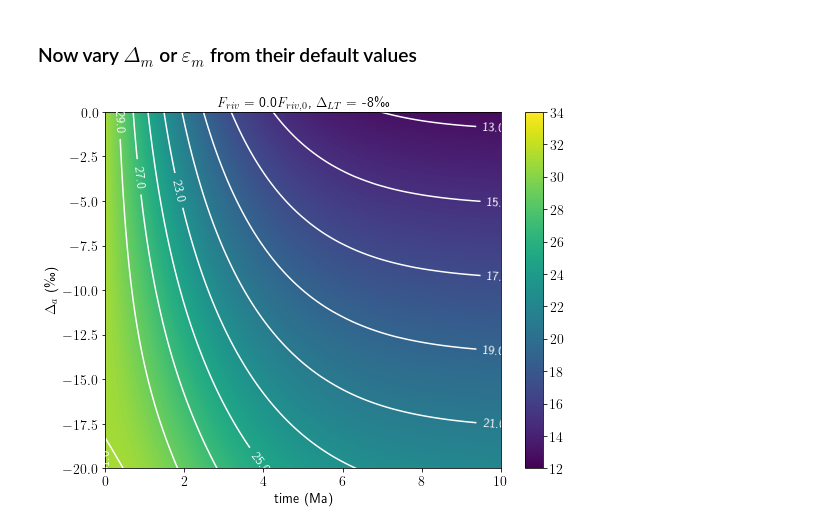
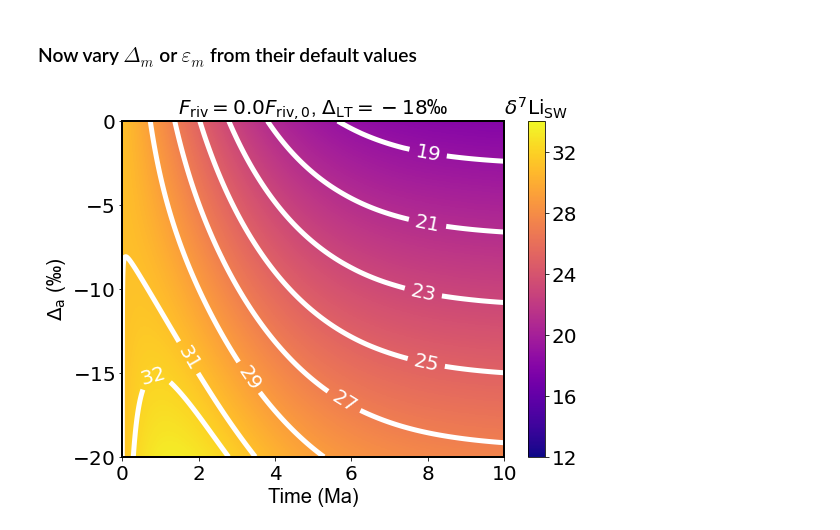
Before and after one commit to eart0381/BoxModel, a Jupyter notebook: ODE_solve2.ipynb, the cells around one changed output. Cells and saved outputs as stored; diff of their text form; code cells hidden in the pictures.

```diff
--- a/ODE_solve2.ipynb
+++ b/ODE_solve2.ipynb
@@ -159,13 +165,13 @@ ep_a_d      = Delta_a_d*R_std  # epsilon for oceanic alteration
 # %%
 # Numerical ODE of Equation (9)
 
-def gov_eq(t, y, F_r=F_r_0, F_h=F_h_0, F_m=F_m_0, F_a=F_a_0, R_r=R_r_d, R_h=R_h_d, ep_a=ep_a_d, ep_m=ep_m_d):
+def gov_eq(t, y, F_r=F_r_0, F_ht=F_ht_0, F_a=F_a_0, F_lt=F_lt_0, R_r=R_r_d, R_ht=R_ht_d, ep_lt=ep_lt_d, ep_a=ep_a_d):
 
-    a     = F_r + F_h
-    b     = (F_m + F_a)/M0
+    a     = F_r + F_ht
+    b     = (F_a + F_lt)/M0
     c     = a/b
     M     = c - (c - M0) *np.exp(-b*t) # note here unit of t is yr
-    dRdt  = ((1+y)/M)*(F_r*(R_r-y)/(1+R_r) + F_h*(R_h-y)/(1+R_h)) - ((1+y)/M0)*(F_a*ep_a/(1+ep_a+y) + F_m*ep_m/(1+ep_m+y))
+    dRdt  = ((1+y)/M)*(F_r*(R_r-y)/(1+R_r) + F_ht*(R_ht-y)/(1+R_ht)) - ((1+y)/M0)*(F_lt*ep_lt/(1+ep_lt+y) + F_a*ep_a/(1+ep_a+y))
 
     return dRdt
 # %%
@@ -229,39 +235,78 @@ f.savefig('default-new.png', dpi = 300)
 # %% [markdown]
 ### Now vary $\Delta_m$ or $\varepsilon_m$ from their default values
 # %%
-dm_range         = np.linspace(-0.02, 0, num=500, endpoint=True)  # corresponds to delta_ from 0 to 0.011
-ep_m_range       = dm_range*R_std   # convert to the epsilon values that are actually used in the governing equation
-t_grid, m_grid   = np.meshgrid(time_step, dm_range)
+da_range         = np.linspace(-0.02, 0, num=500, endpoint=True)  # corresponds to delta_ from 0 to 0.011
+ep_a_range       = da_range*R_std   # convert to the epsilon values that are actually used in the governing equation
+t_grid, m_grid   = np.meshgrid(time_step, da_range)
 delta_mat        = np.empty(t_grid.shape)
 
-for i, epm in enumerate(ep_m_range):
-    p_list       = (F_r_0, F_h_0, F_m_0, F_a_0, R_r_d, R_h_d, ep_a_d, epm)
+for i, epa in enumerate(ep_a_range):
+    p_list       = (F_r_0, F_ht_0, F_a_0, F_lt_0, R_r_d, R_ht_d, ep_lt_d, epa)
     sol          = scipy.integrate.solve_ivp(gov_eq, time_span, y0, method='Radau', args=p_list, t_eval=time_step, rtol=1e-5, atol=1e-8)
     delta_mat[i] = (sol.y[0]/R_std - 1)     # convert ratio to delta value
 # %%
+FONT_SIZE = 20
+lw        = 5
+axlw      = 2
+afont = {'fontname':'Arial'}
+
 fig     = plt.figure(figsize=(8,6))
 fig.set_tight_layout(True)
 
-mesh1   = plt.pcolormesh(t_grid/1e6, m_grid*1e3, delta_mat*1e3, cmap='viridis', vmin = 12, vmax = 34, shading='auto')
+colorscalemin = 12
+colorscalemax = 34
+
+mesh1   = plt.pcolormesh(t_grid/1e6, m_grid*1e3, delta_mat*1e3, cmap='plasma', vmin = colorscalemin, vmax = colorscalemax, shading='auto')
 plt.xlim(0,time_span[-1]/1e6)
-plt.ylim(dm_range[0]*1e3, 0)
-cbar = plt.colorbar(ticks=[12, 14, 16, 18, 20, 22, 24, 26, 28, 30, 32, 34])
-cbar.ax.tick_params(labelsize=FONT_SIZE)
+plt.ylim(da_range[0]*1e3, 0)
+plt.yticks(np.arange(-20, 1, 5))
 
-clevel  = [13, 15, 17, 19, 21, 23, 25, 27, 29, delta0*1e3, 32]
-cs      = plt.contour(t_grid/1e6, m_grid*1e3, delta_mat*1e3, levels=clevel, colors='w', linewidths=1.5)
-labels  = plt.clabel(cs, inline=1, fontsize=13, colors='w', fmt='%3.1f')
+ax  = plt.gca()
+for side in ax.spines.keys():  # 'top', 'bottom', 'left', 'right'
+    ax.spines[side].set_linewidth(axlw)
 
 fmt = ticker.ScalarFormatter(useMathText=True)
 fmt.set_scientific(True)
 fmt.set_powerlimits((-2, 2))
-plt.title(r'$F_{riv}$ = 0.0$F_{riv,0}$, $\Delta_{LT}$ = -8\textperthousand', fontsize=FONT_SIZE)
-plt.xlabel('time (Ma)', fontsize=FONT_SIZE)
-plt.ylabel(r'$\Delta_a$ (\textperthousand)', fontsize=FONT_SIZE)
+plt.title(r'$F_{{\rm riv}} = {0:2.1f} F_{{\rm riv,0}}$, $\Delta_{{\rm LT}} = {1:2.0f}$'.format(fraction, 1000*Delta_lt_d)+'\u2030', size=FONT_SIZE, **afont)
+plt.xlabel('Time (Ma)', fontsize=FONT_SIZE, fontname='Arial')
+plt.ylabel(r'$\Delta_{\rm a}$' + ' (\u2030)', fontsize=FONT_SIZE, **afont)
 plt.tick_params(labelsize=FONT_SIZE)
 plt.gca().yaxis.set_major_formatter(fmt)
-fig.savefig('delta_Li_map-new-g.png', dpi = 300)
-# plt.colorbar(mesh1, ax=ax1, orientation='horizontal')
-# ax1.text(1.0, 0.9, r"$\phi'$", fontweight="bold", fontsize="x-large")
+
+cbar = plt.colorbar(ticks=[12, 16, 20, 24, 28, 32])
+cbar.ax.tick_params(labelsize=FONT_SIZE)
+cbar.ax.set_title(r'$\delta^7 {\rm Li}_{\rm SW}$', rotation='horizontal', fontsize=FONT_SIZE, **afont)
+
+# clevel  = np.array([15, 17, 19, 21, 23, 25, 27, 29]) # A
+# lb_pos  = [(9.0, -1), (8.0, -5), (8.0, -9), (8.0, -12), (8.0, -17), (3.0, -14), (2.0, -14.5), (1.5, -17)] # A
+
+# clevel  = np.array([19, 21, 23, 25, 27, 29, 31.01]) # B
+# lb_pos  = [(8.0, -4), (8.0, -8), (8.0, -12), (8.0, -16), (3.0, -15), (1.8, -14), (1.0, -15)] # B
+
+# clevel  = np.array([21, 23, 25, 27, 29, 31.01, 32]) # C
+# lb_pos  = [(8.0, -3), (8.0, -6), (8.0, -10), (8.0, -14), (5.0, -17), (2.0, -16), (1.0, -16)] # C
+
+# clevel  = np.array([15, 17, 19, 21, 23, 25, 27, 29]) # D
+# lb_pos  = [(8.0, -3), (8.0, -6.5), (8.0, -11), (8.0, -15), (5.0, -17), (3.0, -14), (2.0, -15), (1.5, -17)] # D
+
+# clevel  = np.array([17, 19, 21, 23, 25, 27, 29, 31.01]) # E
+# lb_pos  = [(8.0, -2), (8.0, -5.5), (8.0, -9), (8.0, -13), (8.0, -17), (3.0, -13), (2.0, -15), (1.0, -15)] # E
+
+# clevel  = np.array([20, 21, 23, 25, 27, 29, 31.01, 32]) # F
+# lb_pos  = [(8.0, -1), (8.0, -4), (8.0, -8), (8.0, -12), (8.0, -16), (3.8, -15), (2.0, -16), (1.0, -16)] # F
+
+# clevel  = np.array([13, 15, 17, 19, 21, 23, 25, 27, 29]) # G
+# lb_pos  = [(9.0, -1), (8.0, -5), (8.0, -9), (8.0, -12), (8.0, -17), (3.0, -12.5), (3.0, -16.5), (2.1, -17.5), (1.0, -13)] # G
+
+# clevel  = np.array([17, 19, 21, 23, 25, 27, 29, 31.01]) # H
+# lb_pos  = [(8.0, -3.5), (8.0, -7), (8.0, -11), (8.0, -15), (5.0, -17), (2.8, -14), (1.8, -13), (1.0, -15)] # H
+
+clevel  = np.array([19, 21, 23, 25, 27, 29, 31.01, 32]) # I
+lb_pos  = [(8.0, -2), (8.0, -6), (8.0, -9), (8.0, -14), (6.0, -16), (3.5, -15), (1.8, -14), (0.8, -15)] # I
+
+cs      = plt.contour(t_grid/1e6, m_grid*1e3, delta_mat*1e3, levels=clevel, colors='w', linewidths=lw)
+labels  = plt.clabel(cs, inline=1, fontsize=FONT_SIZE, colors='w', fmt='%2.0f', manual=lb_pos)
+# fig.savefig('delta_Li_map-new-g.png', dpi = 300)
 # %% [output]
-[figure, old version]
+[figure, new version]
```
Also changed, not shown: parts of 10 cells of this notebook, 1 other file.
